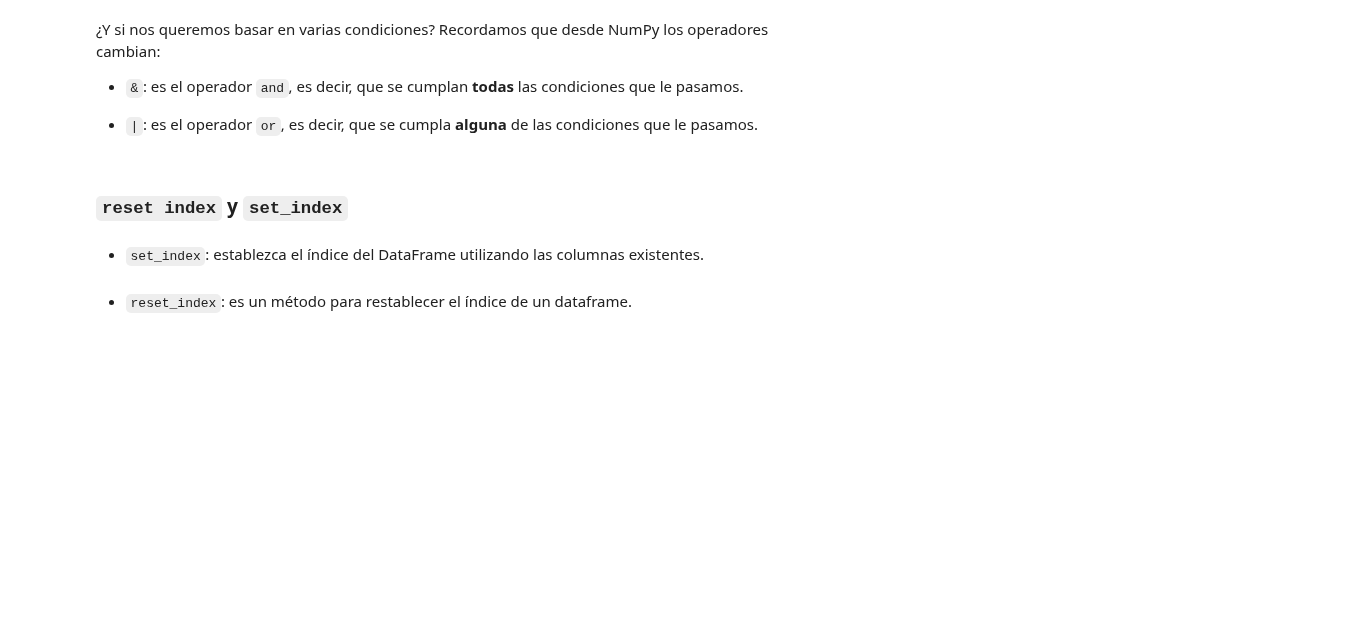
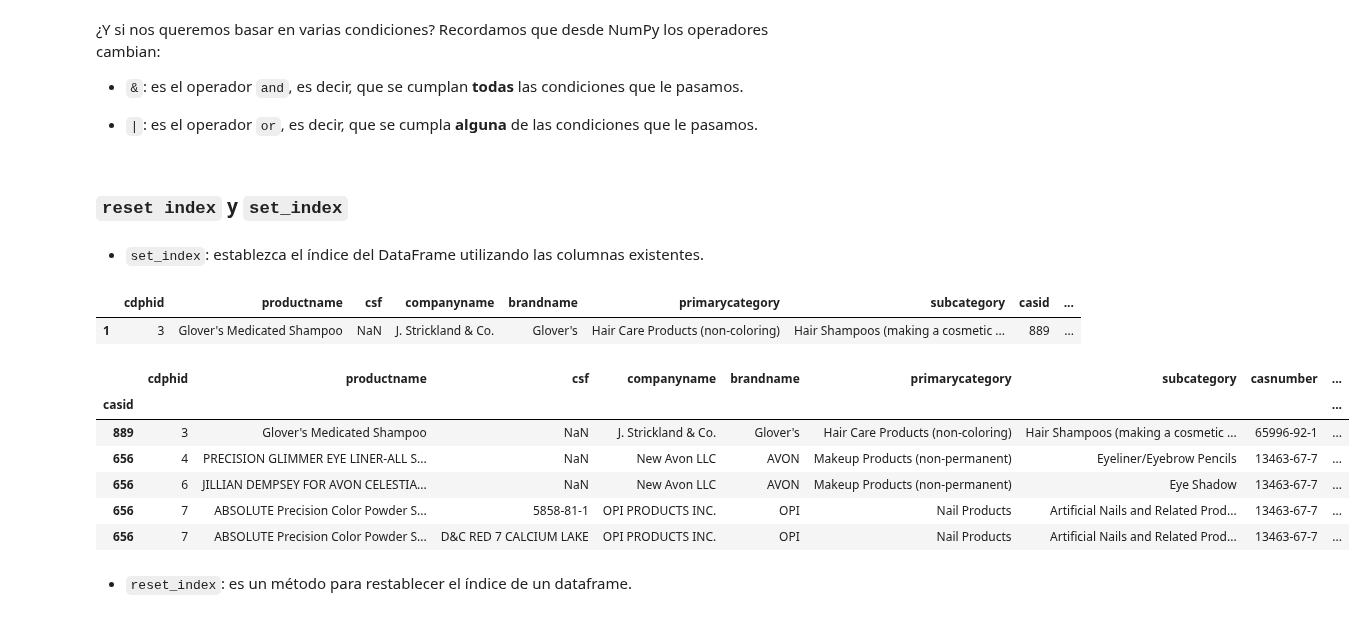
Before and after one commit to Ironhack-Data-Madrid-PartTime-May22/apuntes_clases, a Jupyter notebook: semana-04/4.1-Intro_Pandas.ipynb, the cells around one changed output. Saved outputs shown, nothing was run; the diff lists cells and outputs as text; code cells hidden in the pictures; blank space fills up the shorter version.

```diff
--- a/semana-04/4.1-Intro_Pandas.ipynb
+++ b/semana-04/4.1-Intro_Pandas.ipynb
@@ -1041,0 +1225,4 @@ Vale, ahora imaginemos que queremos hacer un cambio en todos los nombres de las
+# %%
+df_limpio.columns = [e.upper() for e in  df_limpio.columns]
+
+df_limpio.columns
@@ -1056,3 +1339,8 @@ Para usar este método deberemos usar listas
 ### `reset index` y `set_index`
 # %% [markdown]
 - `set_index`: establezca el índice del DataFrame utilizando las columnas existentes.
+# %%
+df_limpio.head(1)
+# %% [output]
+|  | cdphid | productname | csf | companyname | brandname | primarycategory | subcategory | casid | ... |
+| 1 | 3 | Glover's Medicated Shampoo | NaN | J. Strickland & Co. | Glover's | Hair Care Products (non-coloring) | Hair Shampoos (making a cosmetic ... | 889 | ... |
@@ -1059,2 +1349,12 @@ Para usar este método deberemos usar listas
+# %%
+df_limpio.head()
+# %% [output]
+|  | cdphid | productname | csf | companyname | brandname | primarycategory | subcategory | casnumber | ... |
+| casid |  |  |  |  |  |  |  |  | ... |
+| 889 | 3 | Glover's Medicated Shampoo | NaN | J. Strickland & Co. | Glover's | Hair Care Products (non-coloring) | Hair Shampoos (making a cosmetic ... | 65996-92-1 | ... |
+| 656 | 4 | PRECISION GLIMMER EYE LINER-ALL S... | NaN | New Avon LLC | AVON | Makeup Products (non-permanent) | Eyeliner/Eyebrow Pencils | 13463-67-7 | ... |
+| 656 | 6 | JILLIAN DEMPSEY FOR AVON CELESTIA... | NaN | New Avon LLC | AVON | Makeup Products (non-permanent) | Eye Shadow | 13463-67-7 | ... |
+| 656 | 7 | ABSOLUTE Precision Color Powder S... | 5858-81-1 | OPI PRODUCTS INC. | OPI | Nail Products | Artificial Nails and Related Prod... | 13463-67-7 | ... |
+| 656 | 7 | ABSOLUTE Precision Color Powder S... | D&C RED 7 CALCIUM LAKE | OPI PRODUCTS INC. | OPI | Nail Products | Artificial Nails and Related Prod... | 13463-67-7 | ... |
 # %% [markdown]
 - `reset_index`: es un método para restablecer el índice de un dataframe.
```
Also changed, not shown: parts of 65 cells of this notebook.
